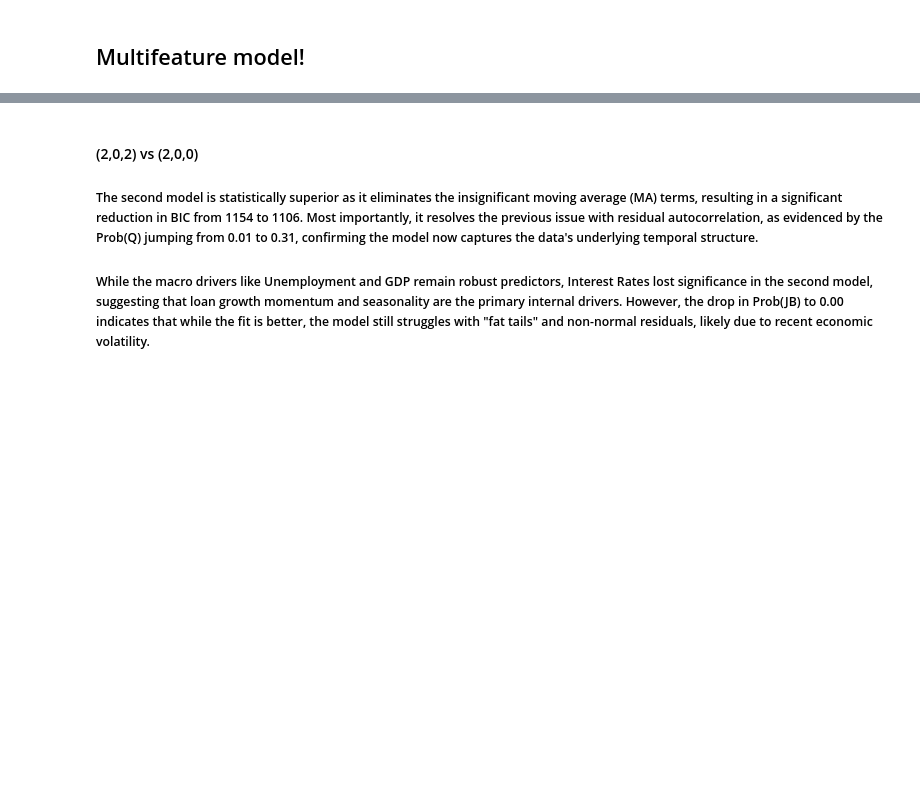
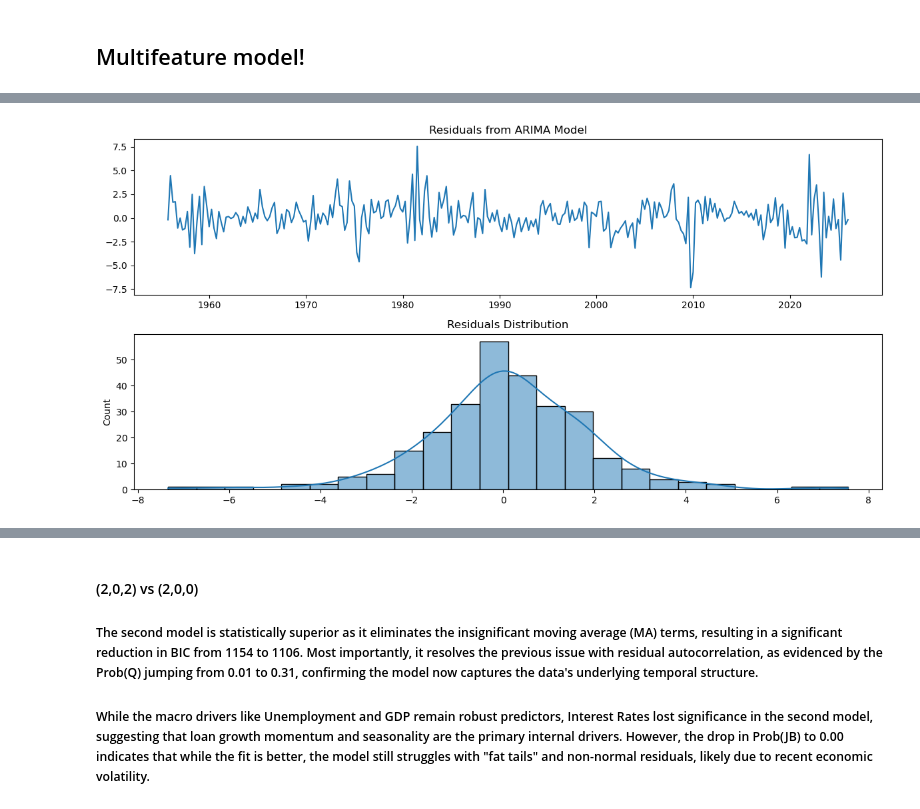
Before and after one commit to gpointd/ECON-522-Forecasting-Project, a Jupyter notebook: Climate Data/Climate Analysis.ipynb, the cells around one changed output, grey strips where cells are left out. Drawn from its saved outputs; the diff is of its cells as text; code cells hidden in the pictures; blank space fills up the shorter version.

```diff
--- a/Climate Data/Climate Analysis.ipynb
+++ b/Climate Data/Climate Analysis.ipynb
@@ -499,3 +607,17 @@ plt.show()
+# %%
+## residuals analysis
+residuals = model_fit.resid
+plt.figure(figsize=(12, 6))
+plt.subplot(2, 1, 1)
+plt.plot(residuals)
+plt.title('Residuals from ARIMA Model')
+plt.subplot(2, 1, 2)
+sns.histplot(residuals, kde=True)
+plt.title('Residuals Distribution')
+plt.tight_layout()
+plt.show()
+# %% [output]
+[figure, added]
 # %%
 # Check if the scenarios are actually different in the last quarter
 for key in results:
```
Also changed, not shown: parts of 23 cells of this notebook.
